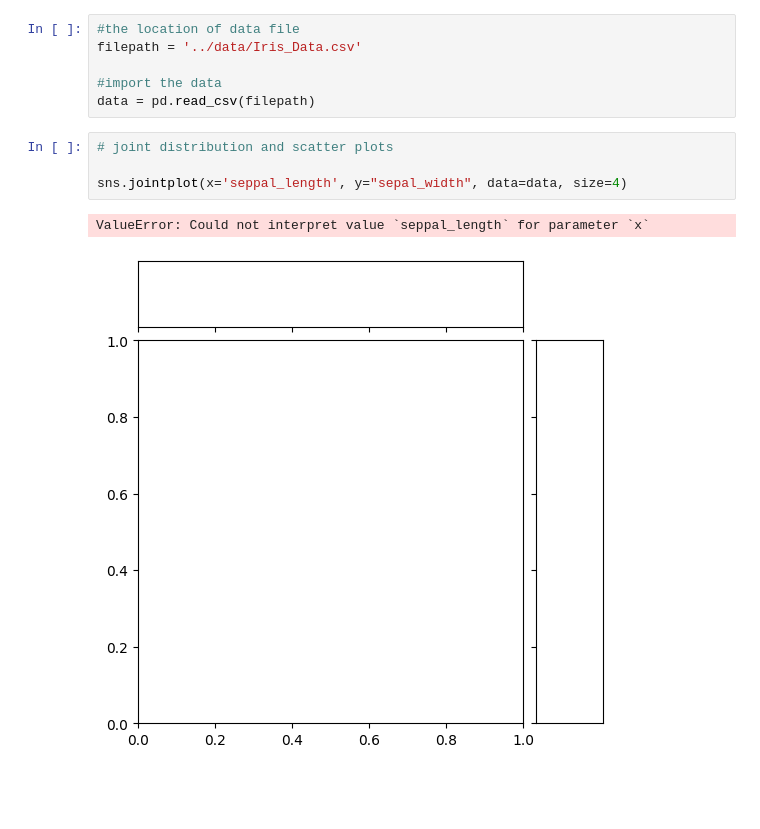
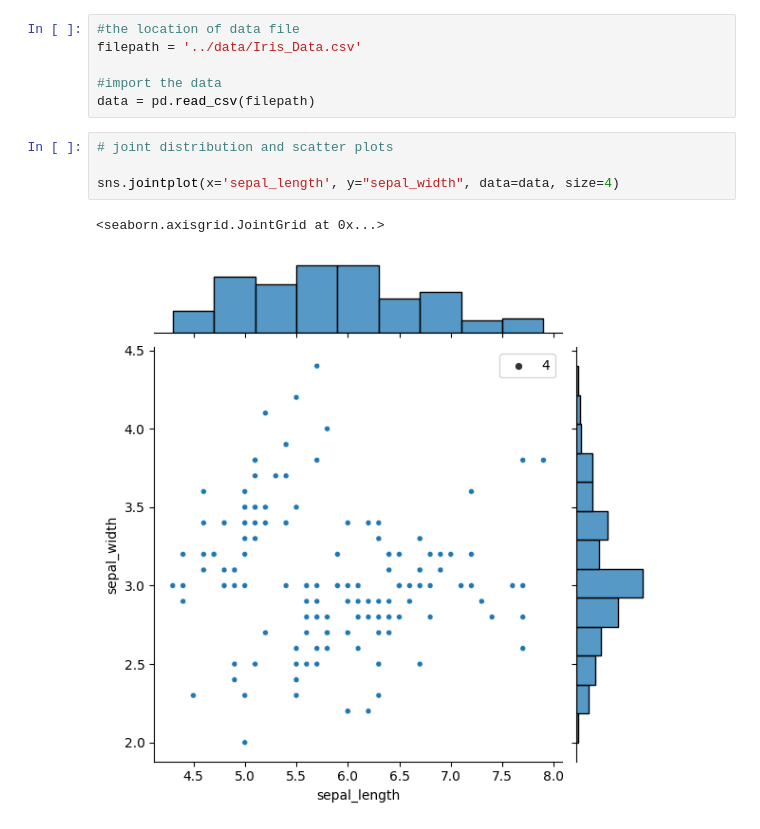
Before and after one commit to HassanBahati/Machine-Learning, a Jupyter notebook: introduction-exploratory-analysis/seaborn.ipynb, the cells around one changed output. Cells and saved outputs as stored; diff of their text form; blank space fills up the shorter version.

```diff
--- a/introduction-exploratory-analysis/seaborn.ipynb
+++ b/introduction-exploratory-analysis/seaborn.ipynb
@@ -10,10 +10,10 @@ data = pd.read_csv(filepath)
 # %%
 # joint distribution and scatter plots
 
-sns.jointplot(x='seppal_length', y="sepal_width", data=data, size=4)
+sns.jointplot(x='sepal_length', y="sepal_width", data=data, size=4)
 # %% [output]
-ValueError: Could not interpret value `seppal_length` for parameter `x`
+<seaborn.axisgrid.JointGrid at 0x...>
-[figure, old version]
+[figure, new version]
 # %%
 # correlation plots of all variable pairs can also be made
 
```
Also changed, not shown: parts of 1 cell of this notebook, 2 other files.
